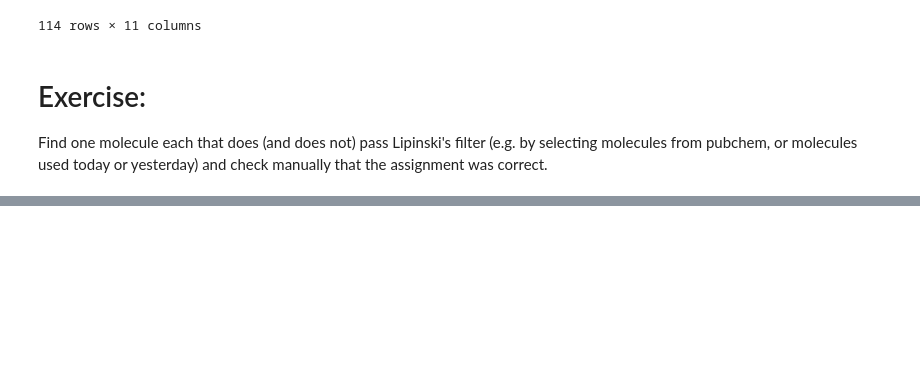
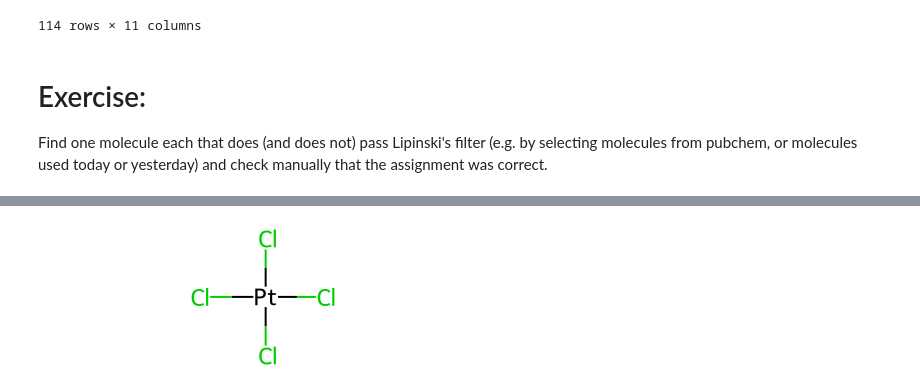
Before and after one commit to hesther/teaching, a Jupyter notebook: python101/Python_for_Beginners_Cheminfo2.ipynb, the cells around one changed output, grey strips where cells are left out. Saved outputs shown, nothing was run; the diff lists cells and outputs as text; code cells hidden in the pictures; blank space fills up the shorter version.

```diff
--- a/python101/Python_for_Beginners_Cheminfo2.ipynb
+++ b/python101/Python_for_Beginners_Cheminfo2.ipynb
@@ -189,0 +306,22 @@ Find one molecule each that does (and does not) pass Lipinski's filter (e.g. by
+# %%
+from rdkit.Chem import Draw
+molblock = """
+  Mrv2014 09152015032D
+
+  5  4  0  0  0  0            999 V2000
+    0.0000    0.0000    0.0000 Pt  0  0  0  0  0  0  0  0  0  0  0  0
+    1.5000    0.0000    0.0000 Cl  0  0  0  0  0  0  0  0  0  0  0  0
+   -1.5000    0.0000    0.0000 Cl  0  0  0  0  0  0  0  0  0  0  0  0
+    0.0000    1.5000    0.0000 Cl  0  0  0  0  0  0  0  0  0  0  0  0
+    0.0000   -1.5000    0.0000 Cl  0  0  0  0  0  0  0  0  0  0  0  0
+  1  2  1  0
+  1  3  1  0
+  1  4  1  0
+  1  5  1  0
+M  END
+"""
+
+mol = Chem.MolFromMolBlock(molblock, sanitize=False)
+mol
+# %% [output]
+[figure, added]
```
Also changed, not shown: parts of 23 cells of this notebook.
